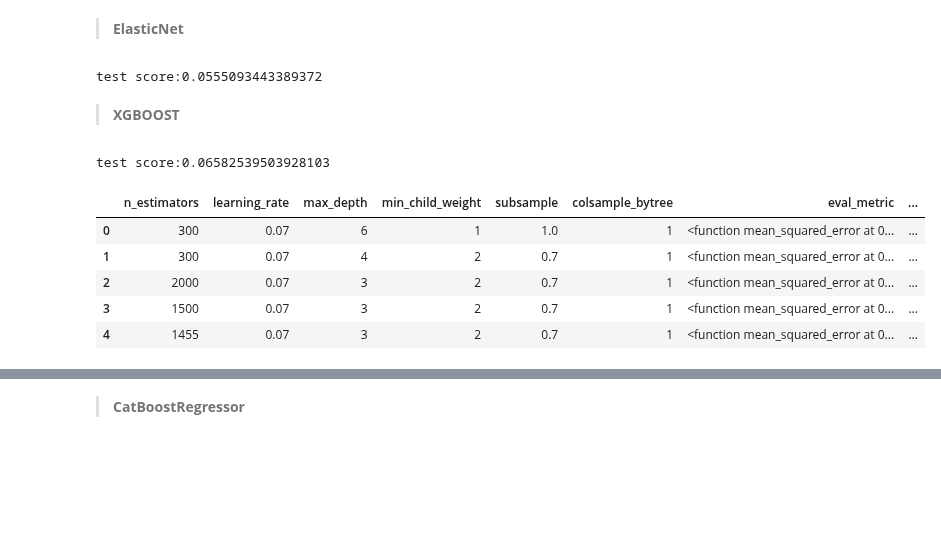
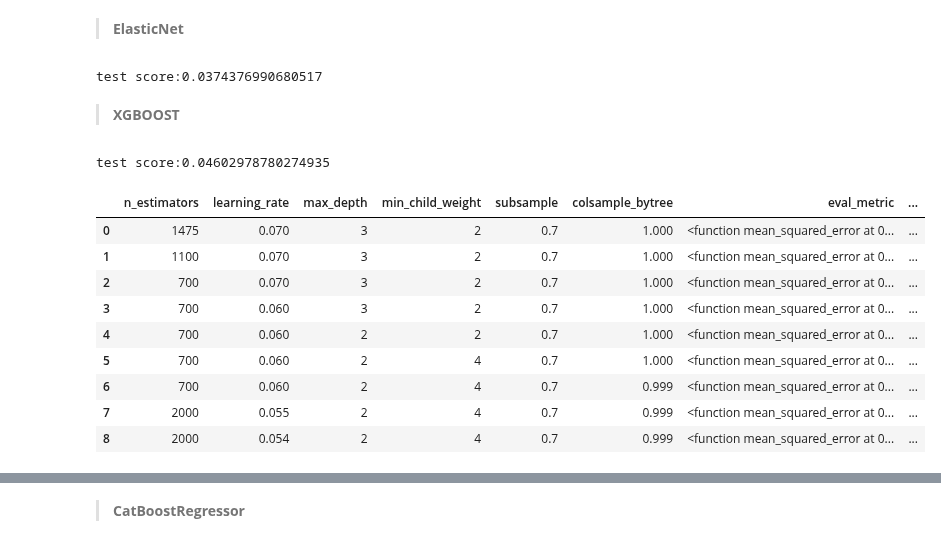
Before and after one commit to antirrabia/Data-Mining, a Jupyter notebook: notebooks/HousePrices.ipynb, the cells around one changed output, grey strips where cells are left out. Cells and saved outputs as stored; diff of their text form; code cells hidden in the pictures; blank space fills up the shorter version.

```diff
--- a/notebooks/HousePrices.ipynb
+++ b/notebooks/HousePrices.ipynb
@@ -1066,7 +1066,7 @@ fit time:2.210031032562256, tr score: -41618040098332.74, test score:0.056611762
 #########******###########
 # Note: after the gridsearch this was the final model
 
-ridge_params = {'alpha': 4.5
+ridge_params = {'alpha': 12.0
                ,'max_iter':500#None
                ,'tol':0.001
                ,'solver':'auto'#,positive=True
@@ -1085,6 +1085,6 @@ print('fit time:{}, tr score: {}, test score:{}'.format(scores['fit_time'].sum()
                                                         , scores['test_score'].mean(), te_score))
 
 
-# fit time:0.21917223930358887, tr score: -0.05613145180557899, test score:0.0498831474217563
-# alpha 4.5
+# fit time:0.29158592224121094, tr score: -0.04965767473463071, test score:0.04577773998610859
+# alpha 12.0
 # %% [output]
@@ -1151,7 +1151,7 @@ rs = RandomizedSearchCV(e_net, param_distributions=grid, cv=5, n_iter=100, refit
 # 'alpha' -> 'lambda' parameter in glmnet. comom 0.001
 
 e_net_params = {'alpha':0.001 #  'alpha' weighting of the sum of both penalties #Defaults to 1.0.
-                ,'l1_ratio':0.99
+                ,'l1_ratio':0.73
                 ,'max_iter':25000 #10000 default=1000
                 ,'tol':0.03 #default=0.0001
                 ,'random_state':77
@@ -1165,22 +1165,22 @@ te_score = mean_squared_error(y_te, e_net.predict(X_te))
 
 print('test score:{}'.format(te_score))
 
-# alpha=0.001 and l1_ratio=0.99
-# test score:0.0555403982105972
+# alpha=0.001 and l1_ratio=0.73
+# test score:0.0374376990680517
 # %% [output]
-test score:0.0555093443389372
+test score:0.0374376990680517
 # %% [markdown]
 > **XGBOOST**
 # %%
 evalset = [(X_tr, y_tr), (X_te, y_te)]
 # %%
-xgb_params = {'n_estimators': 1475 #[100,200,500]
-          ,'learning_rate': 0.07 # defaul=0.3 range: [0,1] typical: 0.01-0.02
-          ,'max_depth': 3 #defaul=6 range: [0,∞] typical 3-10
-          ,'min_child_weight': 2 #defaul=1 range: [0,∞] higher good, too hight underfit
+xgb_params = {'n_estimators': 2000 #[100,200,500]
+          ,'learning_rate': 0.054 # defaul=0.3 range: [0,1] typical: 0.01-0.02
+          ,'max_depth': 2 #defaul=6 range: [0,∞] typical 3-10
+          ,'min_child_weight': 4 #defaul=1 range: [0,∞] higher good, too hight underfit
           # ,'sampling_method': 'uniform' #defaul=uniform [uniform, gradient_based]
           ,'subsample': 0.7 #defaul=1 range: (0,1] typical 0.5 - 1
-          ,'colsample_bytree': 1 #defaul=1 range: (0,1]
+          ,'colsample_bytree': 0.999 #defaul=1 range: (0,1]
           # ,'colsample_bylevel': 1 #defaul=1 range: (0,1]
           # ,'colsample_bynode': 1 #defaul=1 range: (0,1]
           ,'eval_metric': mean_squared_error #set by the xgboost acord to 'objective'
@@ -1201,19 +1201,23 @@ te_score = mean_squared_error(y_te, xgb_model.predict(X_te))
 
 print('test score:{}'.format(te_score))
 # %% [output]
-test score:0.06582539503928103
+test score:0.04602978780274935
 # %%
-params.update({'Test_score': te_score})
+xgb_params.update({'Test_score': te_score})
 # scores_df = pd.DataFrame([xgb_params])
 scores_df = pd.concat([scores_df, pd.DataFrame([xgb_params])], ignore_index=True)
 scores_df
 # %% [output]
 |  | n_estimators | learning_rate | max_depth | min_child_weight | subsample | colsample_bytree | eval_metric | ... |
-| 0 | 300 | 0.07 | 6 | 1 | 1.0 | 1 | <function mean_squared_error at 0... | ... |
-| 1 | 300 | 0.07 | 4 | 2 | 0.7 | 1 | <function mean_squared_error at 0... | ... |
-| 2 | 2000 | 0.07 | 3 | 2 | 0.7 | 1 | <function mean_squared_error at 0... | ... |
-| 3 | 1500 | 0.07 | 3 | 2 | 0.7 | 1 | <function mean_squared_error at 0... | ... |
-| 4 | 1455 | 0.07 | 3 | 2 | 0.7 | 1 | <function mean_squared_error at 0... | ... |
+| 0 | 1475 | 0.070 | 3 | 2 | 0.7 | 1.000 | <function mean_squared_error at 0... | ... |
+| 1 | 1100 | 0.070 | 3 | 2 | 0.7 | 1.000 | <function mean_squared_error at 0... | ... |
+| 2 | 700 | 0.070 | 3 | 2 | 0.7 | 1.000 | <function mean_squared_error at 0... | ... |
+| 3 | 700 | 0.060 | 3 | 2 | 0.7 | 1.000 | <function mean_squared_error at 0... | ... |
+| 4 | 700 | 0.060 | 2 | 2 | 0.7 | 1.000 | <function mean_squared_error at 0... | ... |
+| 5 | 700 | 0.060 | 2 | 4 | 0.7 | 1.000 | <function mean_squared_error at 0... | ... |
+| 6 | 700 | 0.060 | 2 | 4 | 0.7 | 0.999 | <function mean_squared_error at 0... | ... |
+| 7 | 2000 | 0.055 | 2 | 4 | 0.7 | 0.999 | <function mean_squared_error at 0... | ... |
+| 8 | 2000 | 0.054 | 2 | 4 | 0.7 | 0.999 | <function mean_squared_error at 0... | ... |
 # %%
 to_plot = xgb_model.evals_result()
 
```
Also changed, not shown: parts of 5 cells of this notebook.
